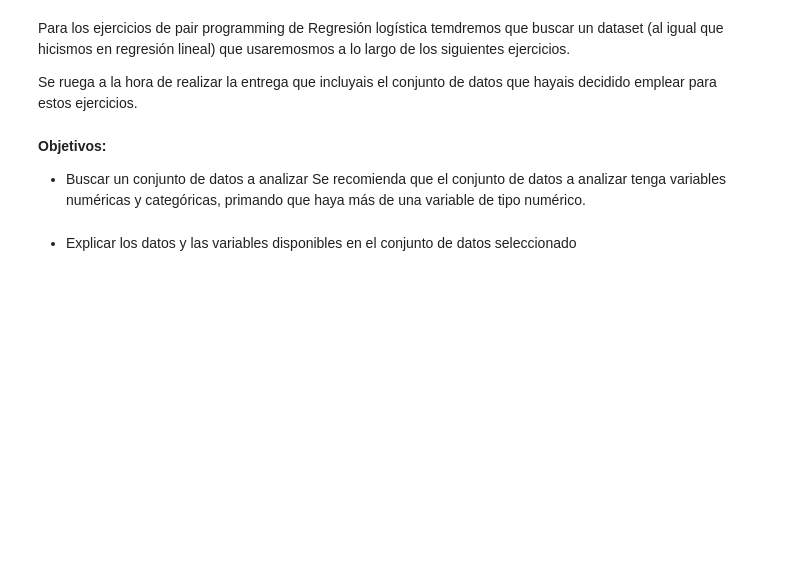
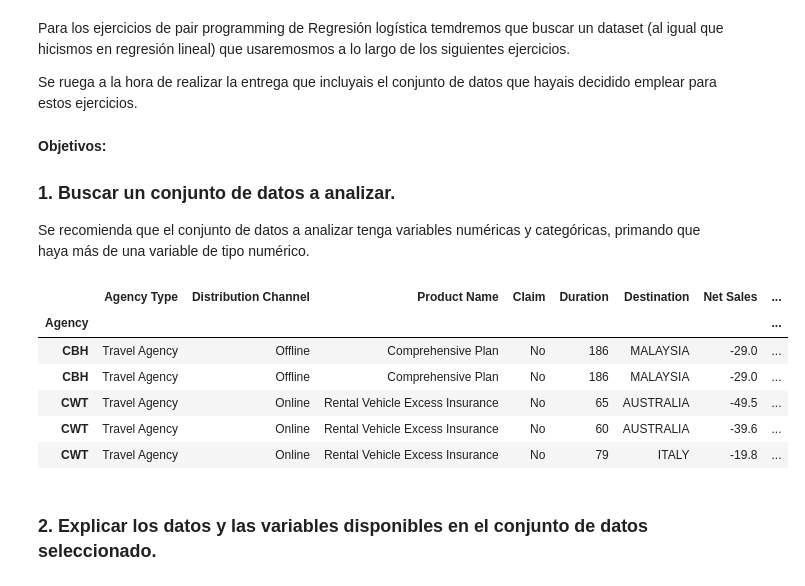
Before and after one commit to Adalab/DA-promo-c-modulo-3-sprint-1-Mina-Mai, a Jupyter notebook: Regresion_logistica/pp_regresion_logistica_1.ipynb, the cells around one changed output. Saved outputs shown, nothing was run; the diff lists cells and outputs as text; code cells hidden in the pictures; blank space fills up the shorter version.

```diff
--- a/Regresion_logistica/pp_regresion_logistica_1.ipynb
+++ b/Regresion_logistica/pp_regresion_logistica_1.ipynb
@@ -12,7 +23,18 @@ Para los ejercicios de pair programming de Regresión logística temdremos que b
 Se ruega a la hora de realizar la entrega que incluyais el conjunto de datos que hayais decidido emplear para estos ejercicios.
 # %% [markdown]
 **Objetivos:**
-- Buscar un conjunto de datos a analizar
+### 1. Buscar un conjunto de datos a analizar.
 Se recomienda que el conjunto de datos a analizar tenga variables numéricas y categóricas, primando que haya más de una variable de tipo numérico.
+# %%
+df = pd.read_csv('../archivos/travel_insurance.csv', index_col=0)
+df.head()
+# %% [output]
+|  | Agency Type | Distribution Channel | Product Name | Claim | Duration | Destination | Net Sales | ... |
+| Agency |  |  |  |  |  |  |  | ... |
+| CBH | Travel Agency | Offline | Comprehensive Plan | No | 186 | MALAYSIA | -29.0 | ... |
+| CBH | Travel Agency | Offline | Comprehensive Plan | No | 186 | MALAYSIA | -29.0 | ... |
+| CWT | Travel Agency | Online | Rental Vehicle Excess Insurance | No | 65 | AUSTRALIA | -49.5 | ... |
+| CWT | Travel Agency | Online | Rental Vehicle Excess Insurance | No | 60 | AUSTRALIA | -39.6 | ... |
+| CWT | Travel Agency | Online | Rental Vehicle Excess Insurance | No | 79 | ITALY | -19.8 | ... |
 # %% [markdown]
-- Explicar los datos y las variables disponibles en el conjunto de datos seleccionado
+### 2. Explicar los datos y las variables disponibles en el conjunto de datos seleccionado.
```
Also changed, not shown: parts of 47 cells of this notebook, 3 other files.
